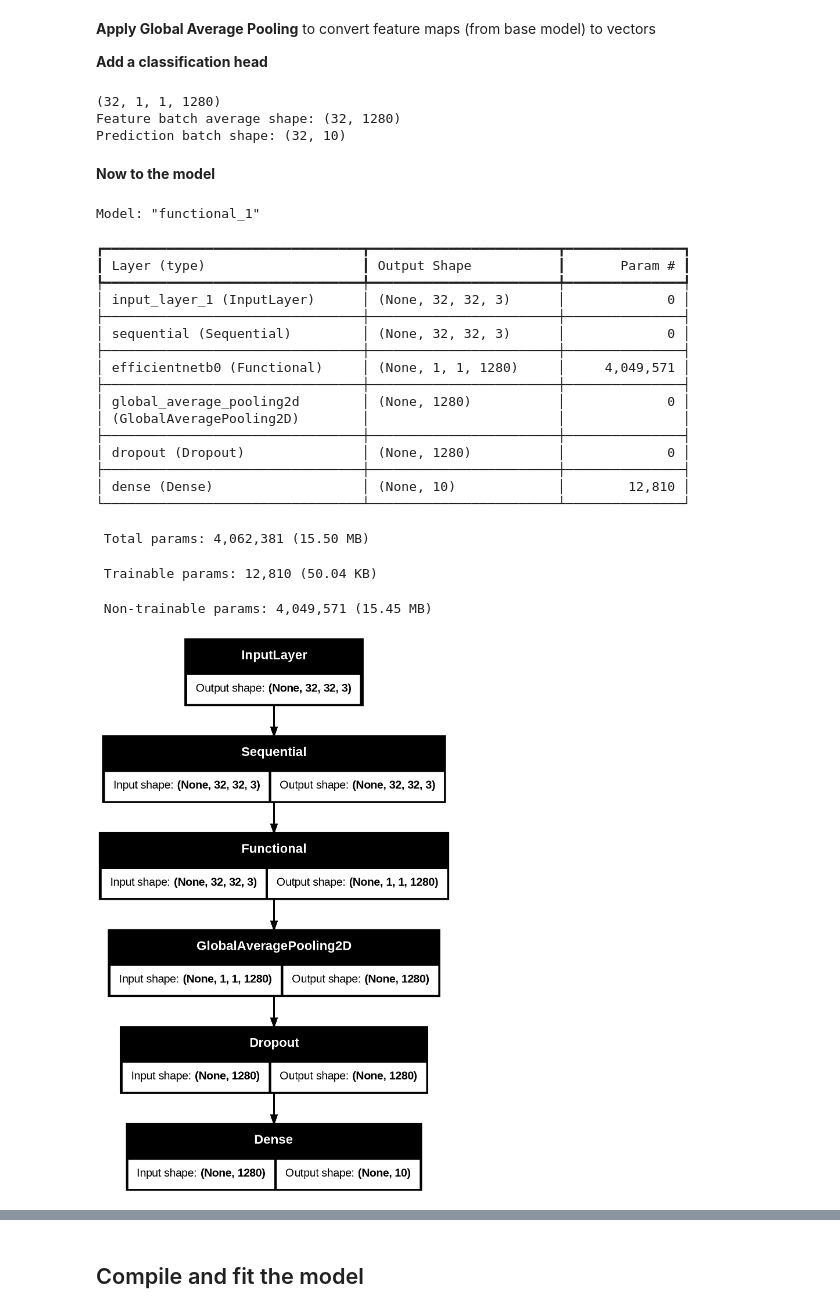
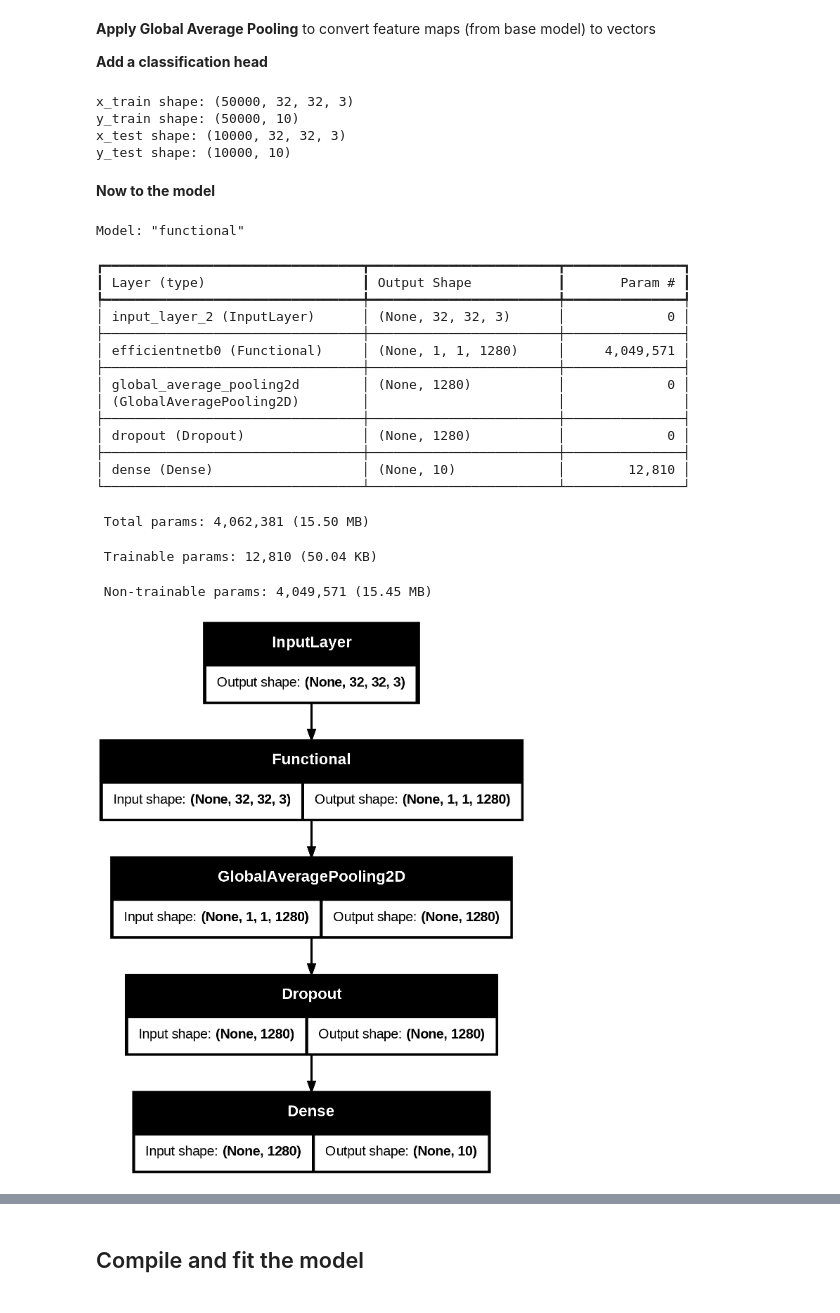
Before and after one commit to mborssatto/project-1-deep-learning-image-classification-with-cnn, a Jupyter notebook: mainTL test.ipynb, the cells around one changed output, grey strips where cells are left out. Drawn from its saved outputs; the diff is of its cells as text; code cells hidden in the pictures.

Commit message:
Iterating on model EfficientNetB0

```diff
--- a/mainTL test.ipynb
+++ b/mainTL test.ipynb
@@ -122,25 +126,36 @@ to convert feature maps (from base model) to vectors
 
 **Add a classification head**
 # %%
-image_batch, label_batch = next(iter(train_dataset))
-feature_batch = base_model(image_batch)
-print(feature_batch.shape)
+# Apply Global Average Pooling
+# to convert feature maps (from base model) to vectors
+
+# Add a classification head
+
+#image_batch, label_batch = next(iter(train_dataset)) # Removed this line
+#feature_batch = base_model(image_batch) # Removed this line
+#print(feature_batch.shape) # Removed this line
 
 # Apply Global Average Pooling to convert feature maps to vectors
 global_average_layer = tf.keras.layers.GlobalAveragePooling2D()
-feature_batch_average = global_average_layer(feature_batch)
-print(f"Feature batch average shape: {feature_batch_average.shape}")
+#feature_batch_average = global_average_layer(feature_batch) # This line will be used later in the functional model
+#print(f"Feature batch average shape: {feature_batch_average.shape}") # Removed this line
 
 
 # Classification head: In our case, it will be 10 neurons dense since this is the number of categories.
 # Using Softmax as the activation function since this is the ideal choice for classification problems.
 prediction_layer = tf.keras.layers.Dense(10, activation='softmax')
-prediction_batch = prediction_layer(feature_batch_average)
-print(f"Prediction batch shape: {prediction_batch.shape}")
+#prediction_batch = prediction_layer(feature_batch_average) # This line will be used later in the functional model
+#print(f"Prediction batch shape: {prediction_batch.shape}") # Removed this line
-# %% [output]
-(32, 1, 1, 1280)
-Feature batch average shape: (32, 1280)
-Prediction batch shape: (32, 10)
+# %%
+print("x_train shape:", x_train.shape)
+print("y_train shape:", y_train.shape)
+print("x_test shape:", x_test.shape)
+print("y_test shape:", y_test.shape)
+# %% [output]
+x_train shape: (50000, 32, 32, 3)
+y_train shape: (50000, 10)
+x_test shape: (10000, 32, 32, 3)
+y_test shape: (10000, 10)
 # %% [markdown]
 **Now to the model**
 # %%
@@ -150,37 +165,35 @@ data_augmentation = tf.keras.Sequential([
 ])
 # %%
 inputs = tf.keras.Input(shape=(32, 32, 3))
-x = data_augmentation(inputs)
+#x = data_augmentation(inputs)
 #x = preprocess_input(x)
-x = base_model(x, training=False)
+x = base_model(inputs, training=False)
 x = global_average_layer(x)
 x = tf.keras.layers.Dropout(0.2)(x)
 outputs = prediction_layer(x)
 model = tf.keras.Model(inputs, outputs)
 
 model.summary()
 
 len(model.trainable_variables)
 tf.keras.utils.plot_model(model, show_shapes=True)
 # %% [output]
-Model: "functional_1"
+Model: "functional"
 ┏━━━━━━━━━━━━━━━━━━━━━━━━━━━━━━━━━┳━━━━━━━━━━━━━━━━━━━━━━━━┳━━━━━━━━━━━━━━━┓
 ┃ Layer (type)                    ┃ Output Shape           ┃       Param # ┃
 ┡━━━━━━━━━━━━━━━━━━━━━━━━━━━━━━━━━╇━━━━━━━━━━━━━━━━━━━━━━━━╇━━━━━━━━━━━━━━━┩
-│ input_layer_1 (InputLayer)      │ (None, 32, 32, 3)      │             0 │
-├─────────────────────────────────┼────────────────────────┼───────────────┤
-│ sequential (Sequential)         │ (None, 32, 32, 3)      │             0 │
+│ input_layer_2 (InputLayer)      │ (None, 32, 32, 3)      │             0 │
 ├─────────────────────────────────┼────────────────────────┼───────────────┤
 │ efficientnetb0 (Functional)     │ (None, 1, 1, 1280)     │     4,049,571 │
 ├─────────────────────────────────┼────────────────────────┼───────────────┤
 │ global_average_pooling2d        │ (None, 1280)           │             0 │
 │ (GlobalAveragePooling2D)        │                        │               │
 ├─────────────────────────────────┼────────────────────────┼───────────────┤
 │ dropout (Dropout)               │ (None, 1280)           │             0 │
 ├─────────────────────────────────┼────────────────────────┼───────────────┤
 │ dense (Dense)                   │ (None, 10)             │        12,810 │
 └─────────────────────────────────┴────────────────────────┴───────────────┘
  Total params: 4,062,381 (15.50 MB)
  Trainable params: 12,810 (50.04 KB)
  Non-trainable params: 4,049,571 (15.45 MB)
-[figure, old version]
+[figure, new version]
```
Also changed, not shown: parts of 5 cells of this notebook.
